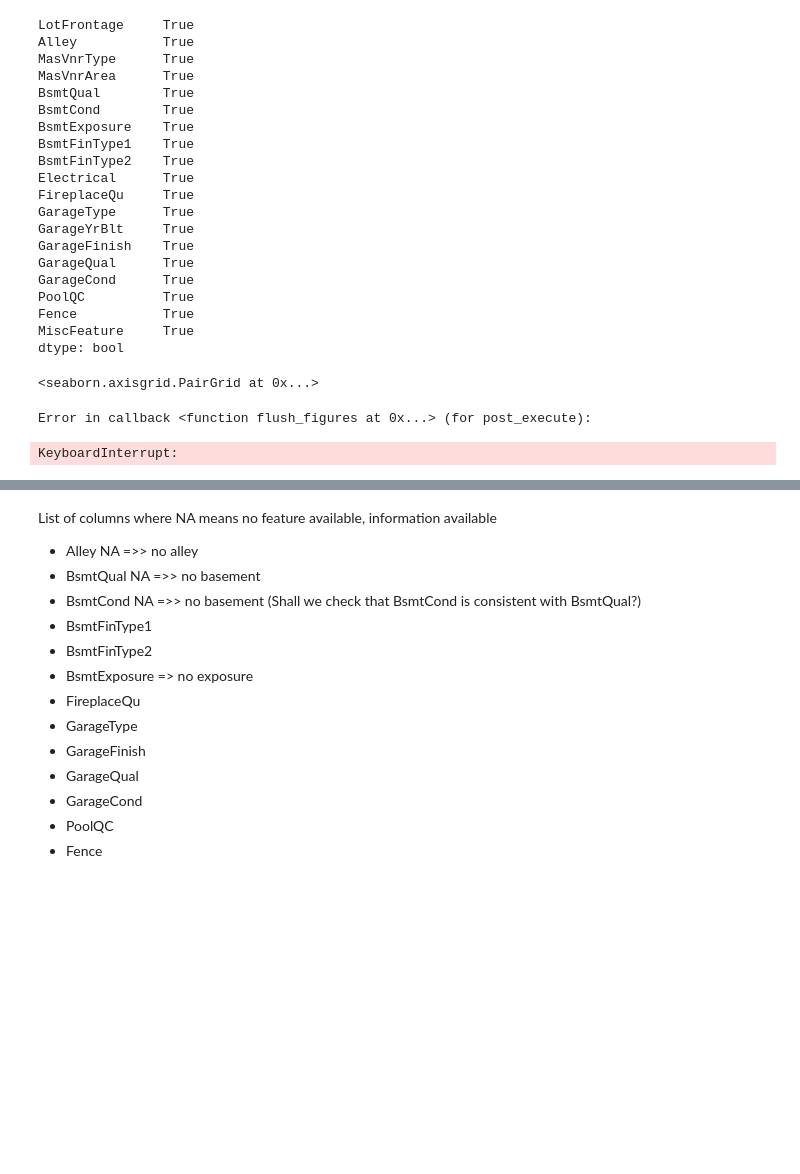
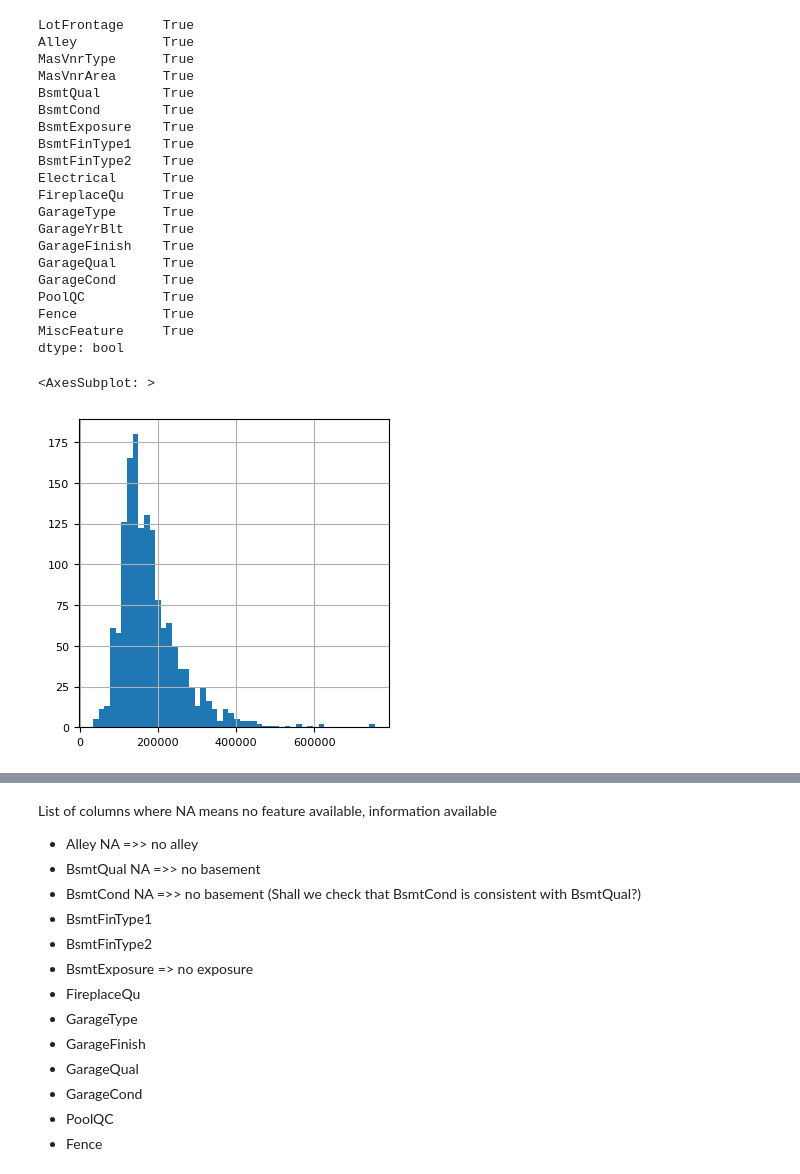
Before and after one commit to kranoner/kag-house_prices, a Jupyter notebook: notebook/eds.ipynb, the cells around one changed output, grey strips where cells are left out. Cells and saved outputs as stored; diff of their text form; code cells hidden in the pictures; blank space fills up the shorter version.

```diff
--- a/notebook/eds.ipynb
+++ b/notebook/eds.ipynb
@@ -44,10 +45,15 @@ PoolQC          True
 Fence           True
 MiscFeature     True
 dtype: bool
+# %%
+# remove id column
+house_train_df = house_train_df.drop(columns="Id")
+# %%
+# distribution of house price
+house_train_df['SalePrice'].hist(figsize=(4, 4), bins=50, xlabelsize=8, ylabelsize=8)
+# %% [output]
+<AxesSubplot: >
+[figure, added]
 # %%
+# Numerical data
 df_num = house_train_df.select_dtypes(include = ['float64', 'int64'])
-sns.pairplot(df_num)
-# %% [output]
-<seaborn.axisgrid.PairGrid at 0x...>
-Error in callback <function flush_figures at 0x...> (for post_execute):
-KeyboardInterrupt:
```
Also changed, not shown: parts of 10 cells of this notebook.
